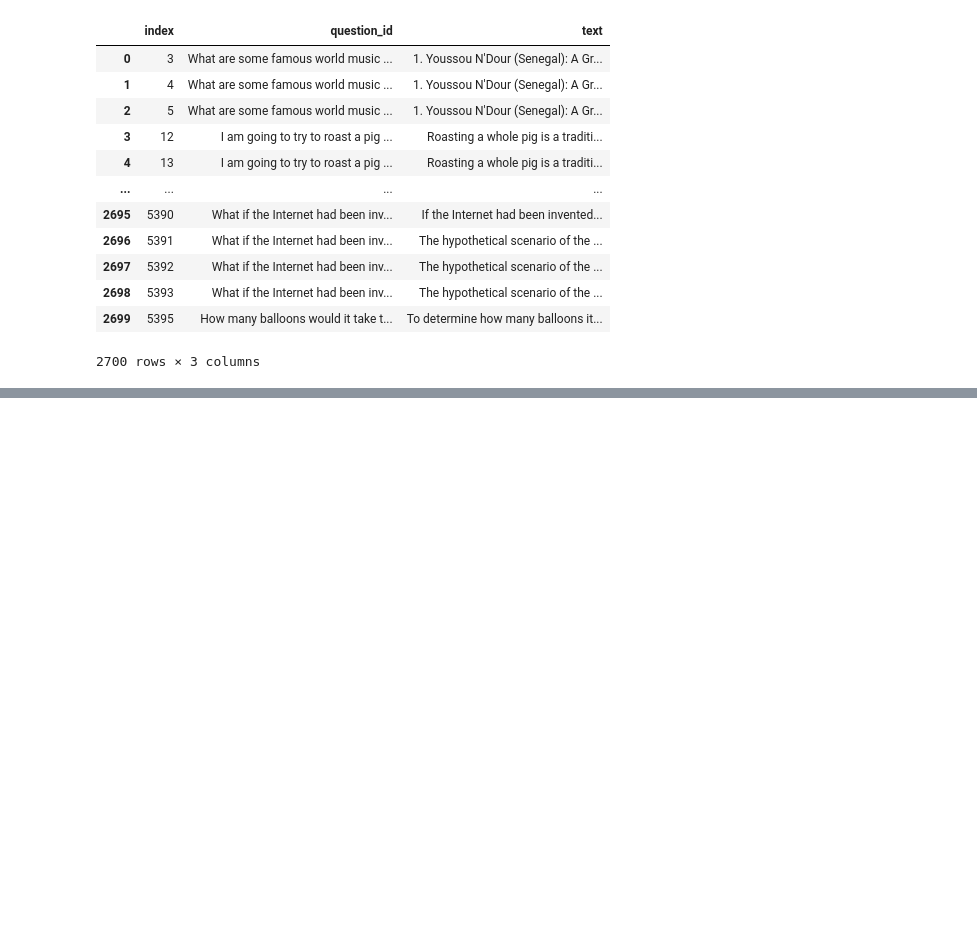
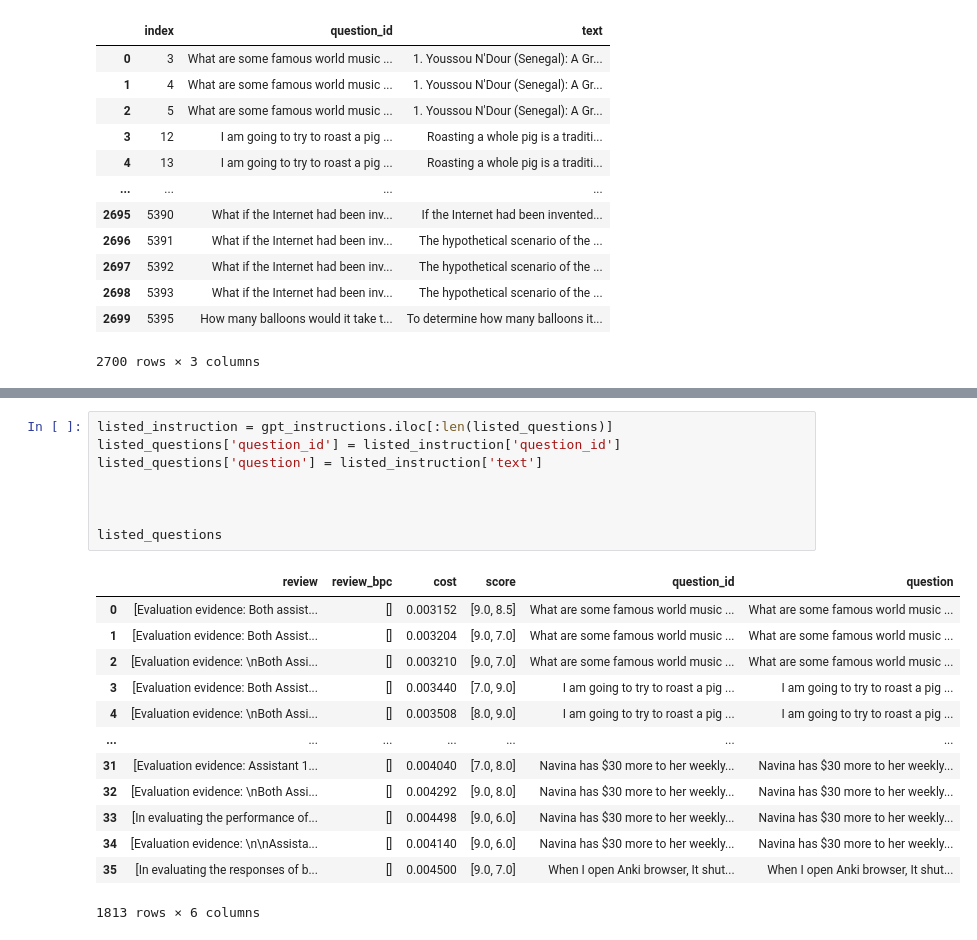
Before and after one commit to Thesis-LLM-as-a-judge-AUAS/fair-eval, a Jupyter notebook: sanity_check.ipynb, the cells around one changed output, grey strips where cells are left out. Saved outputs shown, nothing was run; the diff lists cells and outputs as text; blank space fills up the shorter version.

```diff
--- a/sanity_check.ipynb
+++ b/sanity_check.ipynb
@@ -2242,3 +2253,25 @@ listed_questions
+# %%
+listed_instruction = gpt_instructions.iloc[:len(listed_questions)]
+listed_questions['question_id'] = listed_instruction['question_id']
+listed_questions['question'] = listed_instruction['text']
+
+
+
+listed_questions
+# %% [output]
+|  | review | review_bpc | cost | score | question_id | question |
+| 0 | [Evaluation evidence: Both assist... | [] | 0.003152 | [9.0, 8.5] | What are some famous world music ... | What are some famous world music ... |
+| 1 | [Evaluation evidence: Both Assist... | [] | 0.003204 | [9.0, 7.0] | What are some famous world music ... | What are some famous world music ... |
+| 2 | [Evaluation evidence: \nBoth Assi... | [] | 0.003210 | [9.0, 7.0] | What are some famous world music ... | What are some famous world music ... |
+| 3 | [Evaluation evidence: Both Assist... | [] | 0.003440 | [7.0, 9.0] | I am going to try to roast a pig ... | I am going to try to roast a pig ... |
+| 4 | [Evaluation evidence: \nBoth Assi... | [] | 0.003508 | [8.0, 9.0] | I am going to try to roast a pig ... | I am going to try to roast a pig ... |
+| ... | ... | ... | ... | ... | ... | ... |
+| 31 | [Evaluation evidence: Assistant 1... | [] | 0.004040 | [7.0, 8.0] | Navina has $30 more to her weekly... | Navina has $30 more to her weekly... |
+| 32 | [Evaluation evidence: \nBoth Assi... | [] | 0.004292 | [9.0, 8.0] | Navina has $30 more to her weekly... | Navina has $30 more to her weekly... |
+| 33 | [In evaluating the performance of... | [] | 0.004498 | [9.0, 6.0] | Navina has $30 more to her weekly... | Navina has $30 more to her weekly... |
+| 34 | [Evaluation evidence: \n\nAssista... | [] | 0.004140 | [9.0, 6.0] | Navina has $30 more to her weekly... | Navina has $30 more to her weekly... |
+| 35 | [In evaluating the responses of b... | [] | 0.004500 | [9.0, 7.0] | When I open Anki browser, It shut... | When I open Anki browser, It shut... |
+1813 rows × 6 columns
 # %%
 dron_n = len(listed_questions)
 
```
Also changed, not shown: parts of 6 cells of this notebook, 9 other files.
